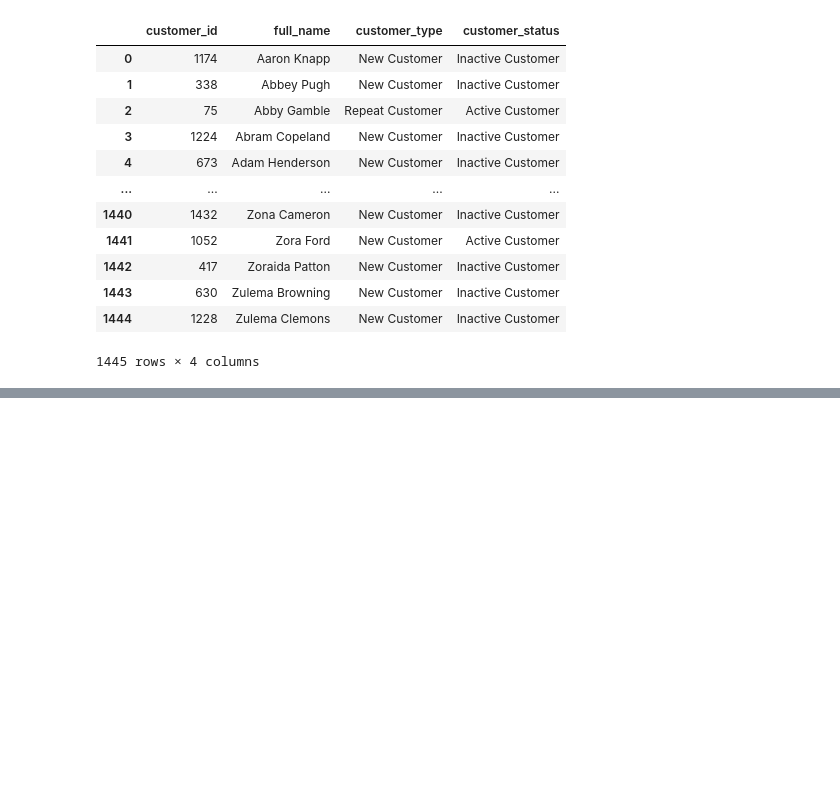
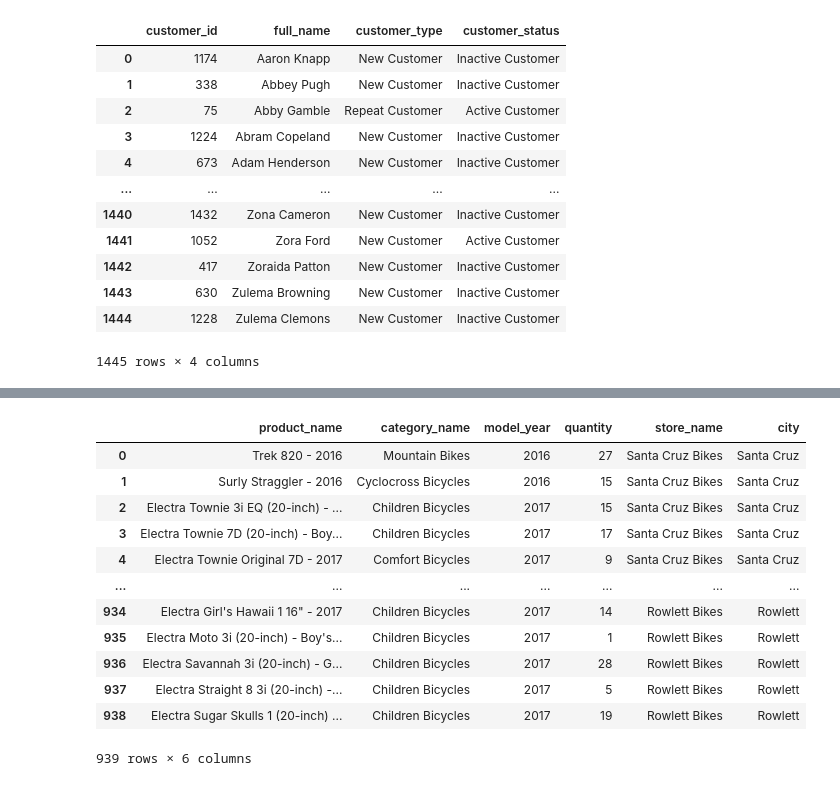
Before and after one commit to ddatnguyen97/SQL-Bike-Retail-Queries, a Jupyter notebook: Bike Store Queries.ipynb, the cells around one changed output, grey strips where cells are left out. Saved outputs shown, nothing was run; the diff lists cells and outputs as text; code cells hidden in the pictures; blank space fills up the shorter version.

```diff
--- a/Bike Store Queries.ipynb
+++ b/Bike Store Queries.ipynb
@@ -423,0 +504,17 @@ df
+# %%
+df = pd.read_sql('select * from stock_tracking', connection)
+df
+# %% [output]
+|  | product_name | category_name | model_year | quantity | store_name | city |
+| 0 | Trek 820 - 2016 | Mountain Bikes | 2016 | 27 | Santa Cruz Bikes | Santa Cruz |
+| 1 | Surly Straggler - 2016 | Cyclocross Bicycles | 2016 | 15 | Santa Cruz Bikes | Santa Cruz |
+| 2 | Electra Townie 3i EQ (20-inch) - ... | Children Bicycles | 2017 | 15 | Santa Cruz Bikes | Santa Cruz |
+| 3 | Electra Townie 7D (20-inch) - Boy... | Children Bicycles | 2017 | 17 | Santa Cruz Bikes | Santa Cruz |
+| 4 | Electra Townie Original 7D - 2017 | Comfort Bicycles | 2017 | 9 | Santa Cruz Bikes | Santa Cruz |
+| ... | ... | ... | ... | ... | ... | ... |
+| 934 | Electra Girl's Hawaii 1 16" - 2017 | Children Bicycles | 2017 | 14 | Rowlett Bikes | Rowlett |
+| 935 | Electra Moto 3i (20-inch) - Boy's... | Children Bicycles | 2017 | 1 | Rowlett Bikes | Rowlett |
+| 936 | Electra Savannah 3i (20-inch) - G... | Children Bicycles | 2017 | 28 | Rowlett Bikes | Rowlett |
+| 937 | Electra Straight 8 3i (20-inch) -... | Children Bicycles | 2017 | 5 | Rowlett Bikes | Rowlett |
+| 938 | Electra Sugar Skulls 1 (20-inch) ... | Children Bicycles | 2017 | 19 | Rowlett Bikes | Rowlett |
+939 rows × 6 columns
```
Also changed, not shown: parts of 6 cells of this notebook.
